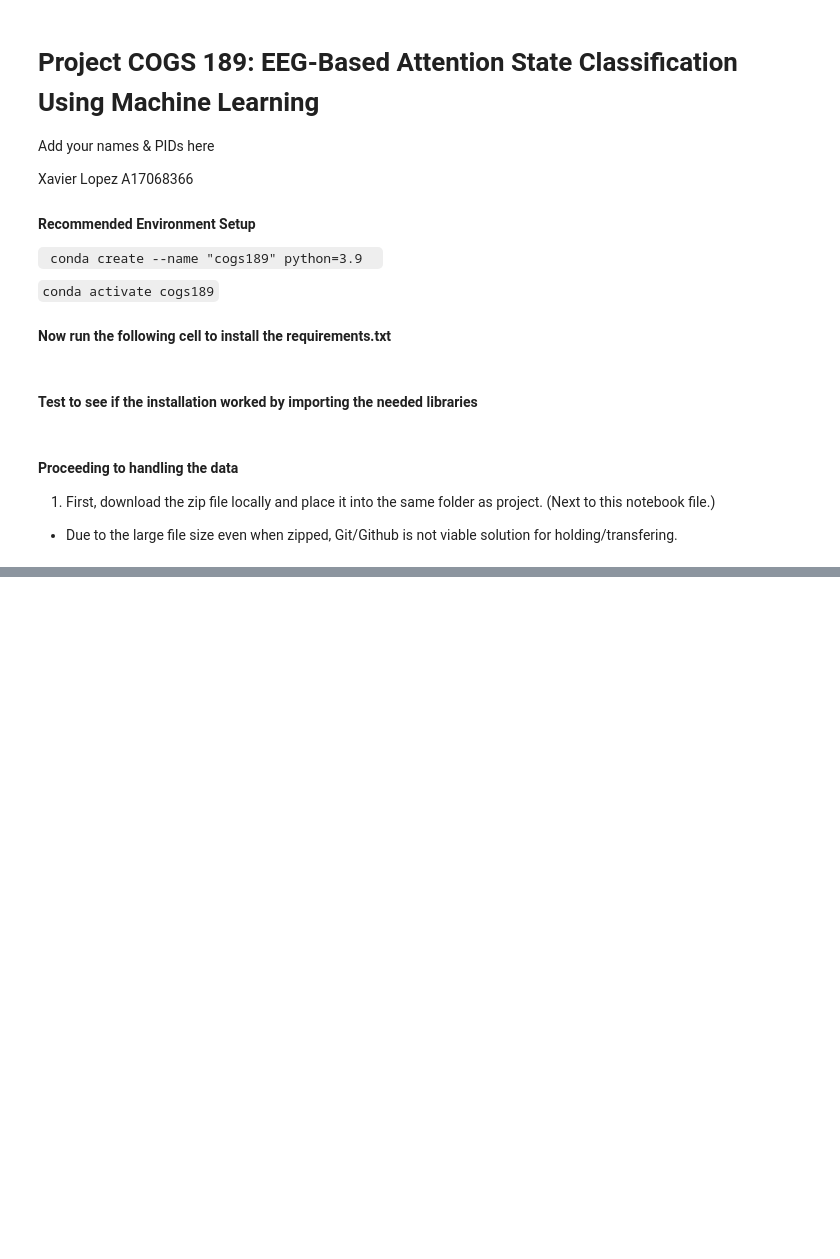
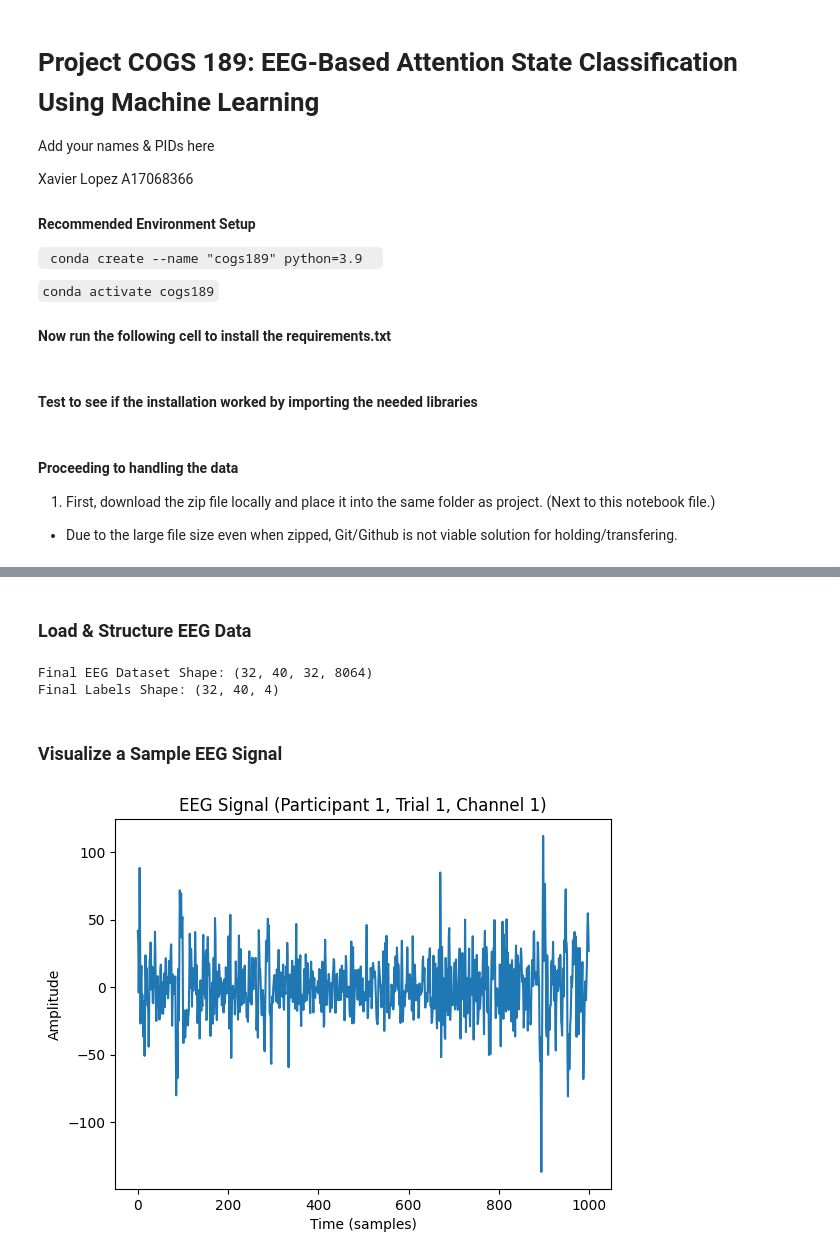
Before and after one commit to mohsin-khawaja/NeuroFocus, a Jupyter notebook: cogs189project.ipynb, the cells around one changed output, grey strips where cells are left out. Saved outputs shown, nothing was run; the diff lists cells and outputs as text; code cells hidden in the pictures; blank space fills up the shorter version.

Commit message:
Data collection, preprocessing, and some visulation

```diff
--- a/cogs189project.ipynb
+++ b/cogs189project.ipynb
@@ -58 +57,40 @@ Extracted files into: /Users/xavier/Library/CloudStorage/GoogleDrive-xlopez@ucsd
 Found 32 EEG data files in data_preprocessed_python.
+# %% [markdown]
+### Load & Structure EEG Data
+# %%
+all_eeg_data = []
+all_labels = []
+
+for file in files:
+    file_path = os.path.join(unzipped_folder, file)
+    with open(file_path, 'rb') as f:
+        participant_data = pickle.load(f, encoding='latin1')
+
+        eeg_data = participant_data['data'][:, :32, :]
+        labels = participant_data['labels']
+
+        all_eeg_data.append(eeg_data)
+        all_labels.append(labels)
+
+all_eeg_data = np.array(all_eeg_data)
+all_labels = np.array(all_labels)
+
+print("Final EEG Dataset Shape:", all_eeg_data.shape)
+print("Final Labels Shape:", all_labels.shape)
+# %% [output]
+Final EEG Dataset Shape: (32, 40, 32, 8064)
+Final Labels Shape: (32, 40, 4)
+# %% [markdown]
+### Visualize a Sample EEG Signal
+# %%
+participant = 0
+trial = 0
+channel = 0
+
+plt.plot(all_eeg_data[participant, trial, channel, :1000])  # First 1000 timepoints
+plt.title(f"EEG Signal (Participant {participant+1}, Trial {trial+1}, Channel {channel+1})")
+plt.xlabel("Time (samples)")
+plt.ylabel("Amplitude")
+plt.show()
+# %% [output]
+[figure, added]
```
Also changed, not shown: parts of 11 cells of this notebook.
